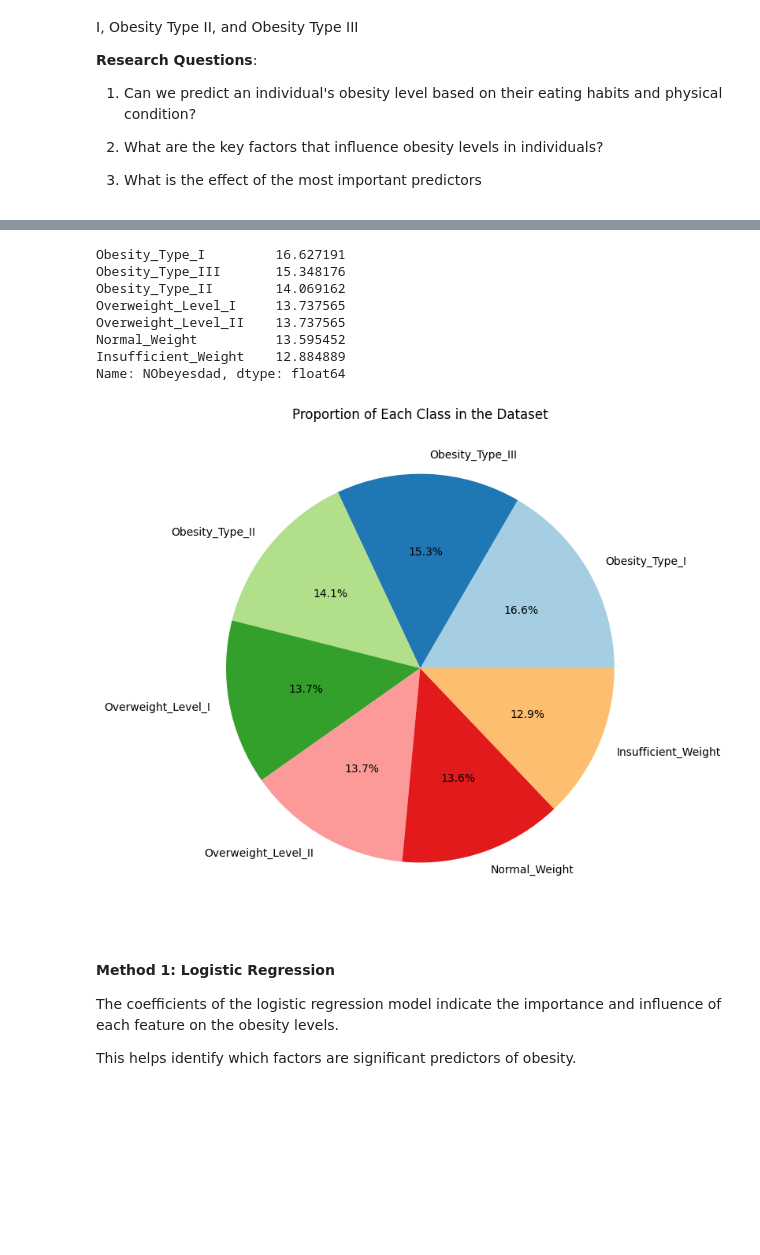
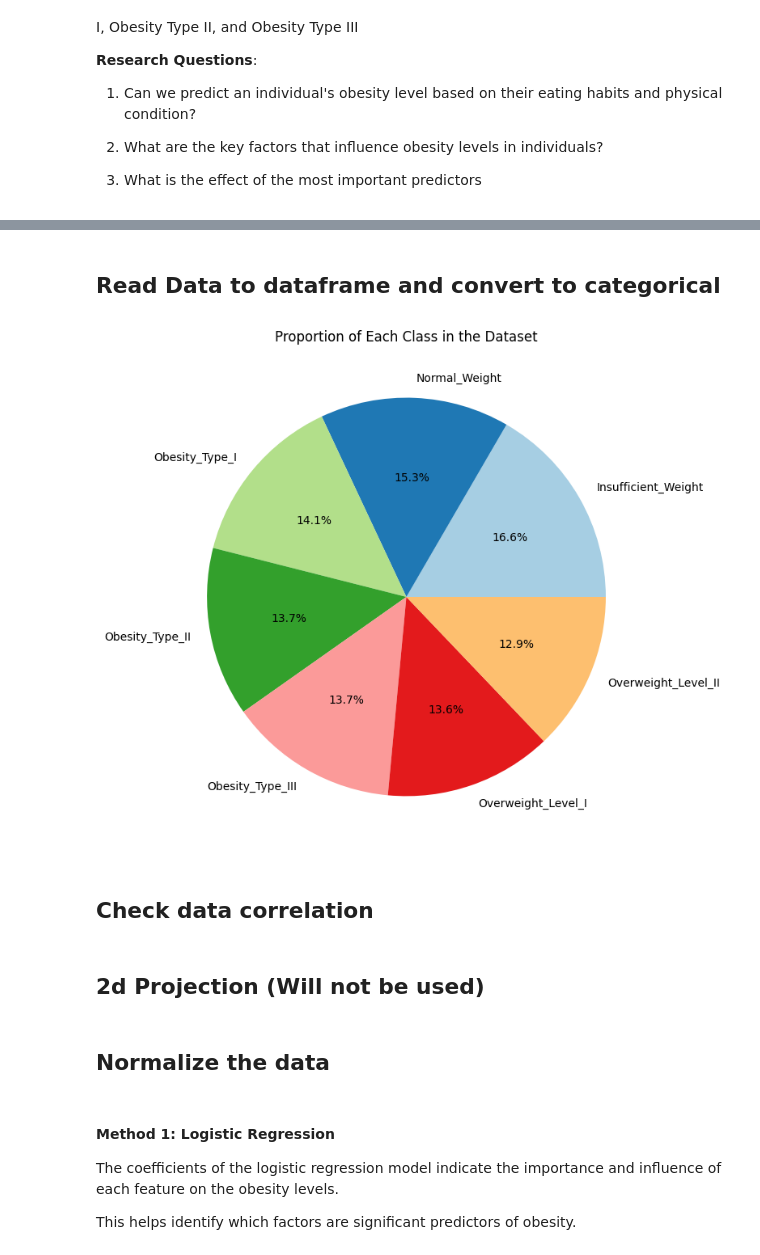
Before and after one commit to epitta/Statistical_A3, a Jupyter notebook: Assignment3.ipynb, the cells around one changed output, grey strips where cells are left out. Cells and saved outputs as stored; diff of their text form; code cells hidden in the pictures; blank space fills up the shorter version.

```diff
--- a/Assignment3.ipynb
+++ b/Assignment3.ipynb
@@ -111,19 +84,41 @@ Name: NObeyesdad, Length: 2111, dtype: object
+# %% [markdown]
+## Read Data to dataframe and convert to categorical
+# %%
+
+object_columns = df.select_dtypes(include=['object']).columns
+bool_columns = df.select_dtypes(include=['bool']).columns
+
+df[object_columns] = df[object_columns].astype('category')
+df[bool_columns] = df[bool_columns].astype('category')
+df_map_dict = {}
+
+for col in df.select_dtypes(['category']).columns:
+    df_map_dict[col] = dict(enumerate(df[col].cat.categories))
+inverse_df_map_dict = {col: {v: k for k, v in df_map_dict[col].items()} for col in df_map_dict}
+
+df[object_columns] = df[object_columns].apply(lambda x: x.cat.codes)
+df[bool_columns] = df[bool_columns].apply(lambda x: x.cat.codes)
+
+df.head()
+
+X = df.drop('NObeyesdad', axis=1)
+y = df['NObeyesdad']
+
+X_train, X_test, y_train, y_test = train_test_split(X, y, test_size=0.3, random_state=seed)
 # %%
 class_proportion = df['NObeyesdad'].value_counts(normalize=True) * 100
 
-print(class_proportion)
+# print(class_proportion)
 plt.figure(figsize=(10, 8))
-class_proportion.plot(kind='pie', autopct='%1.1f%%', colors=plt.cm.Paired.colors)
+class_proportion.plot(kind='pie', autopct='%1.1f%%',
+                      colors=plt.cm.Paired.colors,
+                      labels=inverse_df_map_dict['NObeyesdad'])
 plt.title('Proportion of Each Class in the Dataset')
 plt.ylabel('')
 plt.show()
 # %% [output]
-Obesity_Type_I         16.627191
-Obesity_Type_III       15.348176
-Obesity_Type_II        14.069162
-Overweight_Level_I     13.737565
-Overweight_Level_II    13.737565
-Normal_Weight          13.595452
-Insufficient_Weight    12.884889
-Name: NObeyesdad, dtype: float64
-[figure, old version]
+[figure, new version]
+# %% [markdown]
+## Check data correlation
+# %% [markdown]
+## 2d Projection (Will not be used)
@@ -130,3 +138,5 @@ Name: NObeyesdad, dtype: float64
+# %% [markdown]
+## Normalize the data
 # %%
 scaler = StandardScaler()
 X_train = scaler.fit_transform(X_train)
```
Also changed, not shown: parts of 16 cells of this notebook, 3 other files.
